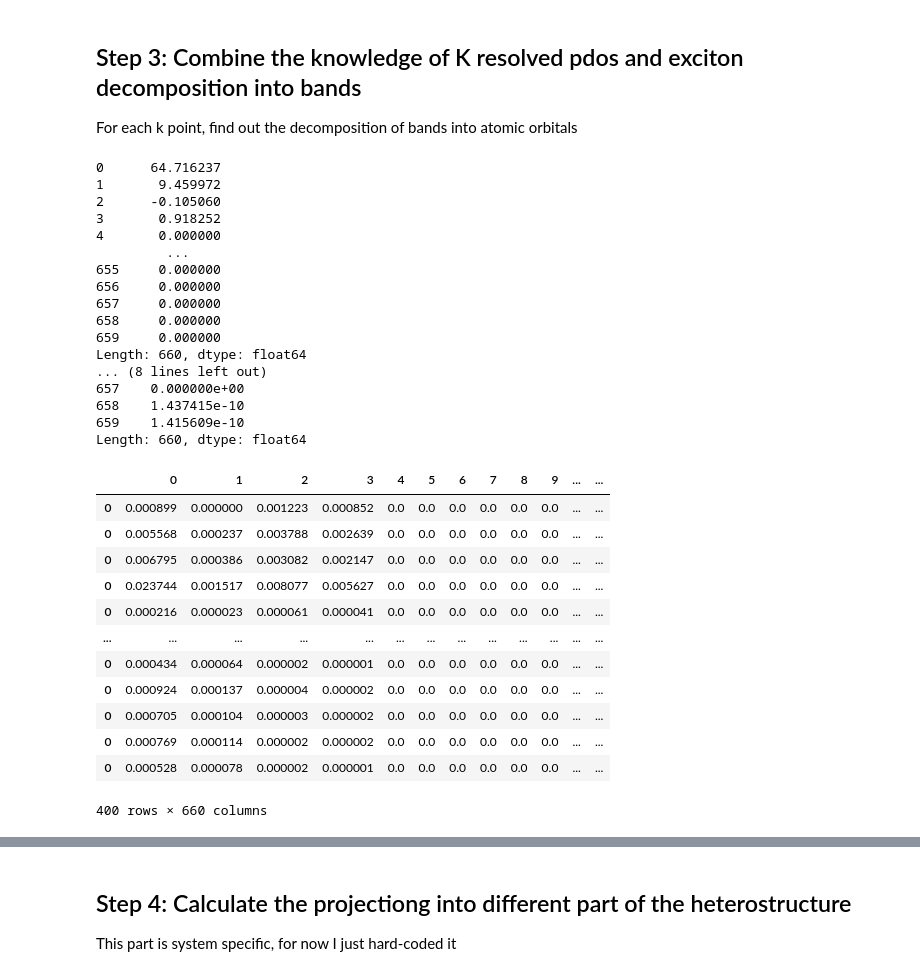
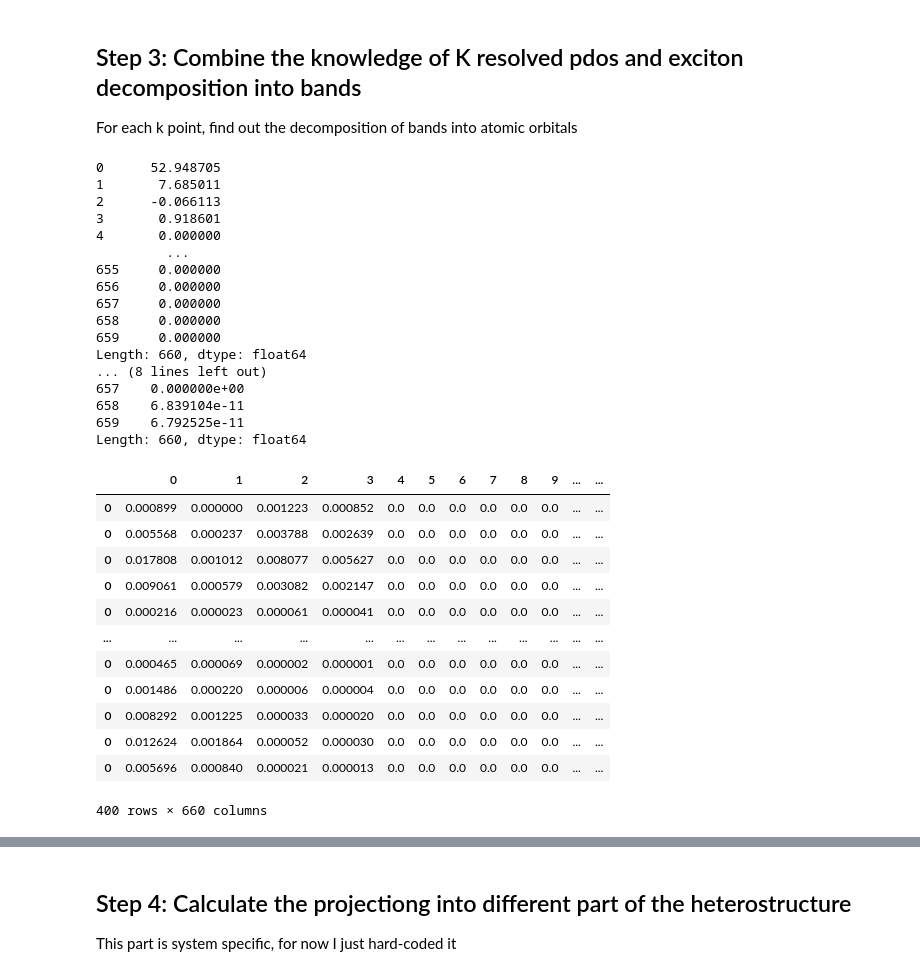
Before and after one commit to yinan-c/exciton_decomposition, a Jupyter notebook: read_kpdos.ipynb, the cells around one changed output, grey strips where cells are left out. Drawn from its saved outputs; the diff is of its cells as text; code cells hidden in the pictures.

```diff
--- a/read_kpdos.ipynb
+++ b/read_kpdos.ipynb
@@ -479,55 +479,55 @@ s_select = 9
 result_df_valence = pd.DataFrame()
 result_df_conduction = pd.DataFrame()
 for k_select in range(len(processed_kgrid_wfn_eigenvector)):
-    k_select_kpdos = k_select # int(processed_kgrid_wfn_eigenvector[k_select][3])
-    k_select_eigenvector = k_select #int(processed_kgrid_wfn_eigenvector[k_select][4])
+    k_select_kpdos =  int(processed_kgrid_wfn_eigenvector[k_select][3])
+    k_select_eigenvector = int(processed_kgrid_wfn_eigenvector[k_select][4])
     weighted_sum_valence = reversed_valence_df.loc[k_select_kpdos+1].mul(contrib_v_dict[(s_select,k_select_eigenvector)], axis=0).sum()
     # \ / contrib_v_dict[(s_select,k_select)].sum()
     result_df_weighted_sum_valence = pd.DataFrame([weighted_sum_valence])
 
     weighted_sum_conduction = conduction_df.loc[k_select_kpdos+1].mul(contrib_c_dict[(s_select,k_select_eigenvector)], axis=0).sum()
     # \ / contrib_c_dict[(s_select,k_select)].sum()
     result_df_weighted_sum_conduction = pd.DataFrame([weighted_sum_conduction])
 
     # append all k points into a single dataframe
     #result_df = result_df.append(result_df_weighted_sum)
     result_df_valence = pd.concat([result_df_valence, result_df_weighted_sum_valence], axis=0)
     result_df_conduction = pd.concat([result_df_conduction, result_df_weighted_sum_conduction], axis=0)
 
 # sum over all k points, row-wise
 print(result_df_valence.sum(axis=0))
 print(result_df_conduction.sum(axis=0))
 result_df_conduction
 # %% [output]
-0      64.716237
-1       9.459972
-2      -0.105060
-3       0.918252
+0      52.948705
+1       7.685011
+2      -0.066113
+3       0.918601
 4       0.000000
          ...
 655     0.000000
 656     0.000000
 657     0.000000
 658     0.000000
 659     0.000000
 Length: 660, dtype: float64
 ... (8 lines left out)
 657    0.000000e+00
-658    1.437415e-10
-659    1.415609e-10
+658    6.839104e-11
+659    6.792525e-11
 Length: 660, dtype: float64
 |  | 0 | 1 | 2 | 3 | 4 | 5 | 6 | 7 | 8 | 9 | ... | ... |
 | 0 | 0.000899 | 0.000000 | 0.001223 | 0.000852 | 0.0 | 0.0 | 0.0 | 0.0 | 0.0 | 0.0 | ... | ... |
 | 0 | 0.005568 | 0.000237 | 0.003788 | 0.002639 | 0.0 | 0.0 | 0.0 | 0.0 | 0.0 | 0.0 | ... | ... |
-| 0 | 0.006795 | 0.000386 | 0.003082 | 0.002147 | 0.0 | 0.0 | 0.0 | 0.0 | 0.0 | 0.0 | ... | ... |
-| 0 | 0.023744 | 0.001517 | 0.008077 | 0.005627 | 0.0 | 0.0 | 0.0 | 0.0 | 0.0 | 0.0 | ... | ... |
+| 0 | 0.017808 | 0.001012 | 0.008077 | 0.005627 | 0.0 | 0.0 | 0.0 | 0.0 | 0.0 | 0.0 | ... | ... |
+| 0 | 0.009061 | 0.000579 | 0.003082 | 0.002147 | 0.0 | 0.0 | 0.0 | 0.0 | 0.0 | 0.0 | ... | ... |
 | 0 | 0.000216 | 0.000023 | 0.000061 | 0.000041 | 0.0 | 0.0 | 0.0 | 0.0 | 0.0 | 0.0 | ... | ... |
 | ... | ... | ... | ... | ... | ... | ... | ... | ... | ... | ... | ... | ... |
-| 0 | 0.000434 | 0.000064 | 0.000002 | 0.000001 | 0.0 | 0.0 | 0.0 | 0.0 | 0.0 | 0.0 | ... | ... |
-| 0 | 0.000924 | 0.000137 | 0.000004 | 0.000002 | 0.0 | 0.0 | 0.0 | 0.0 | 0.0 | 0.0 | ... | ... |
-| 0 | 0.000705 | 0.000104 | 0.000003 | 0.000002 | 0.0 | 0.0 | 0.0 | 0.0 | 0.0 | 0.0 | ... | ... |
-| 0 | 0.000769 | 0.000114 | 0.000002 | 0.000002 | 0.0 | 0.0 | 0.0 | 0.0 | 0.0 | 0.0 | ... | ... |
-| 0 | 0.000528 | 0.000078 | 0.000002 | 0.000001 | 0.0 | 0.0 | 0.0 | 0.0 | 0.0 | 0.0 | ... | ... |
+| 0 | 0.000465 | 0.000069 | 0.000002 | 0.000001 | 0.0 | 0.0 | 0.0 | 0.0 | 0.0 | 0.0 | ... | ... |
+| 0 | 0.001486 | 0.000220 | 0.000006 | 0.000004 | 0.0 | 0.0 | 0.0 | 0.0 | 0.0 | 0.0 | ... | ... |
+| 0 | 0.008292 | 0.001225 | 0.000033 | 0.000020 | 0.0 | 0.0 | 0.0 | 0.0 | 0.0 | 0.0 | ... | ... |
+| 0 | 0.012624 | 0.001864 | 0.000052 | 0.000030 | 0.0 | 0.0 | 0.0 | 0.0 | 0.0 | 0.0 | ... | ... |
+| 0 | 0.005696 | 0.000840 | 0.000021 | 0.000013 | 0.0 | 0.0 | 0.0 | 0.0 | 0.0 | 0.0 | ... | ... |
 400 rows × 660 columns
 # %%
 ns_accumulated_df_valence = pd.DataFrame()
```
Also changed, not shown: parts of 8 cells of this notebook, 2 other files.
